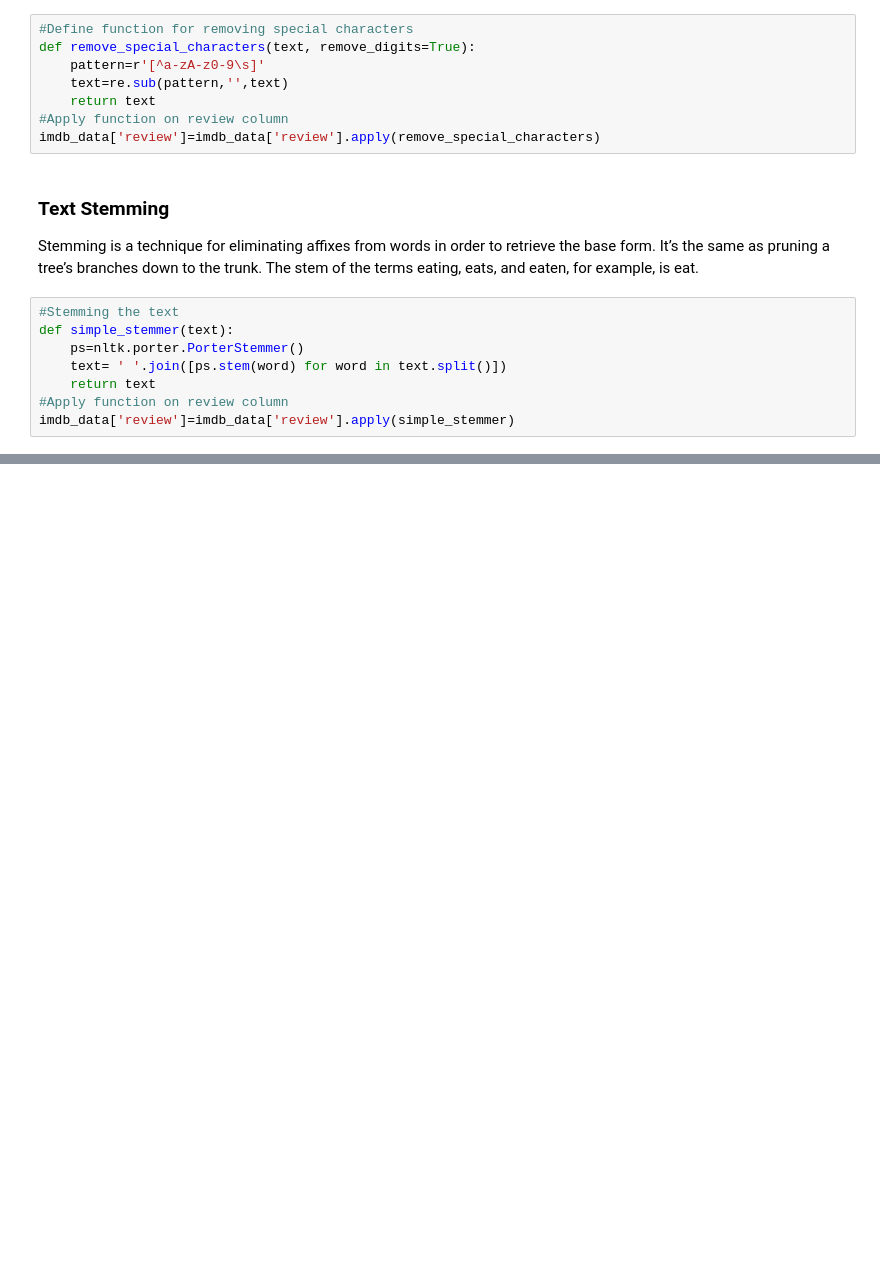
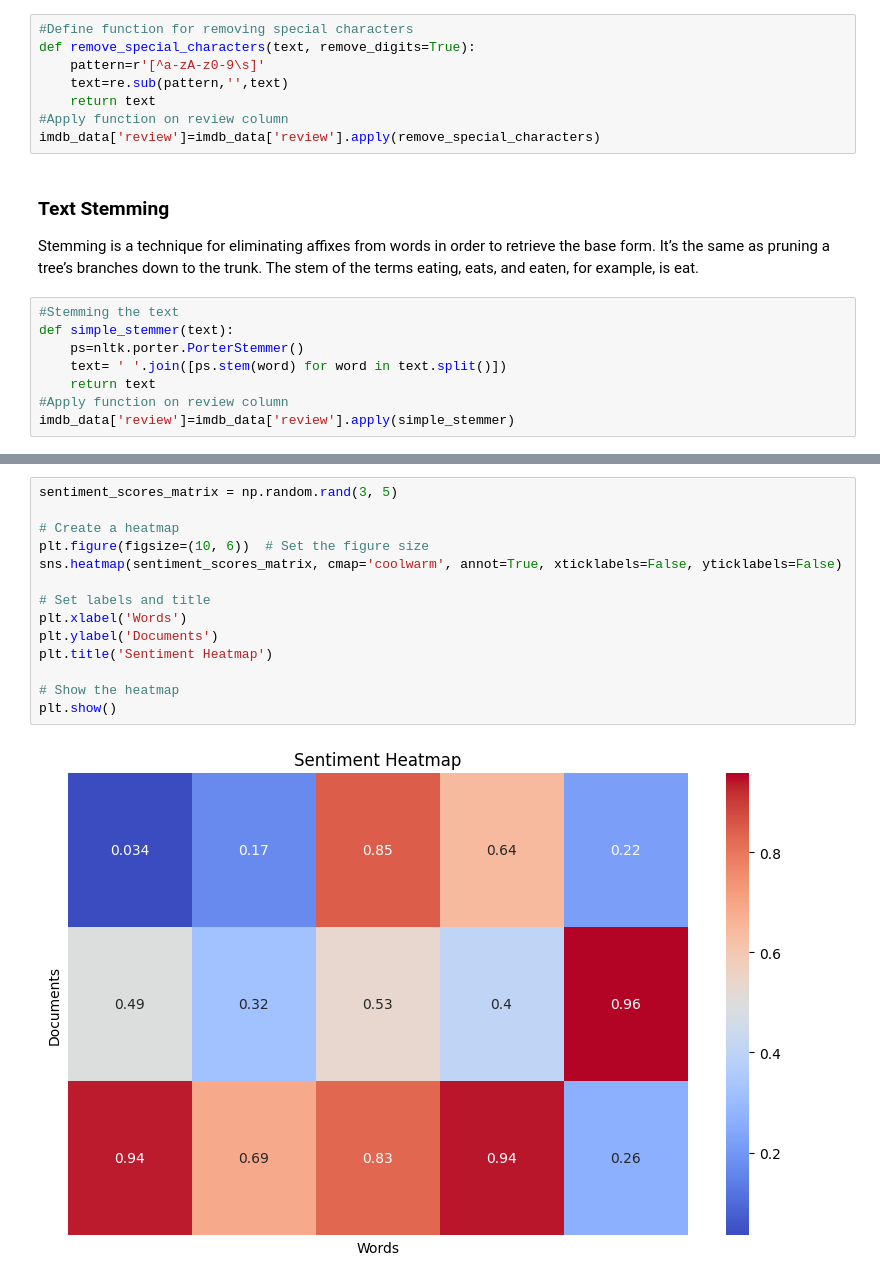
Before and after one commit to stavkran/IMDbReviews-Sentiment-Analysis, a Jupyter notebook: IMDbReviewsSentimentAnalysis.ipynb, the cells around one changed output, grey strips where cells are left out. Drawn from its saved outputs; the diff is of its cells as text; blank space fills up the shorter version.

```diff
--- a/IMDbReviewsSentimentAnalysis.ipynb
+++ b/IMDbReviewsSentimentAnalysis.ipynb
@@ -148,0 +381,16 @@ imdb_data['review']=imdb_data['review'].apply(simple_stemmer)
+# %%
+sentiment_scores_matrix = np.random.rand(3, 5)
+
+# Create a heatmap
+plt.figure(figsize=(10, 6))  # Set the figure size
+sns.heatmap(sentiment_scores_matrix, cmap='coolwarm', annot=True, xticklabels=False, yticklabels=False)
+
+# Set labels and title
+plt.xlabel('Words')
+plt.ylabel('Documents')
+plt.title('Sentiment Heatmap')
+
+# Show the heatmap
+plt.show()
+# %% [output]
+[figure, added]
```
Also changed, not shown: parts of 23 cells of this notebook.
